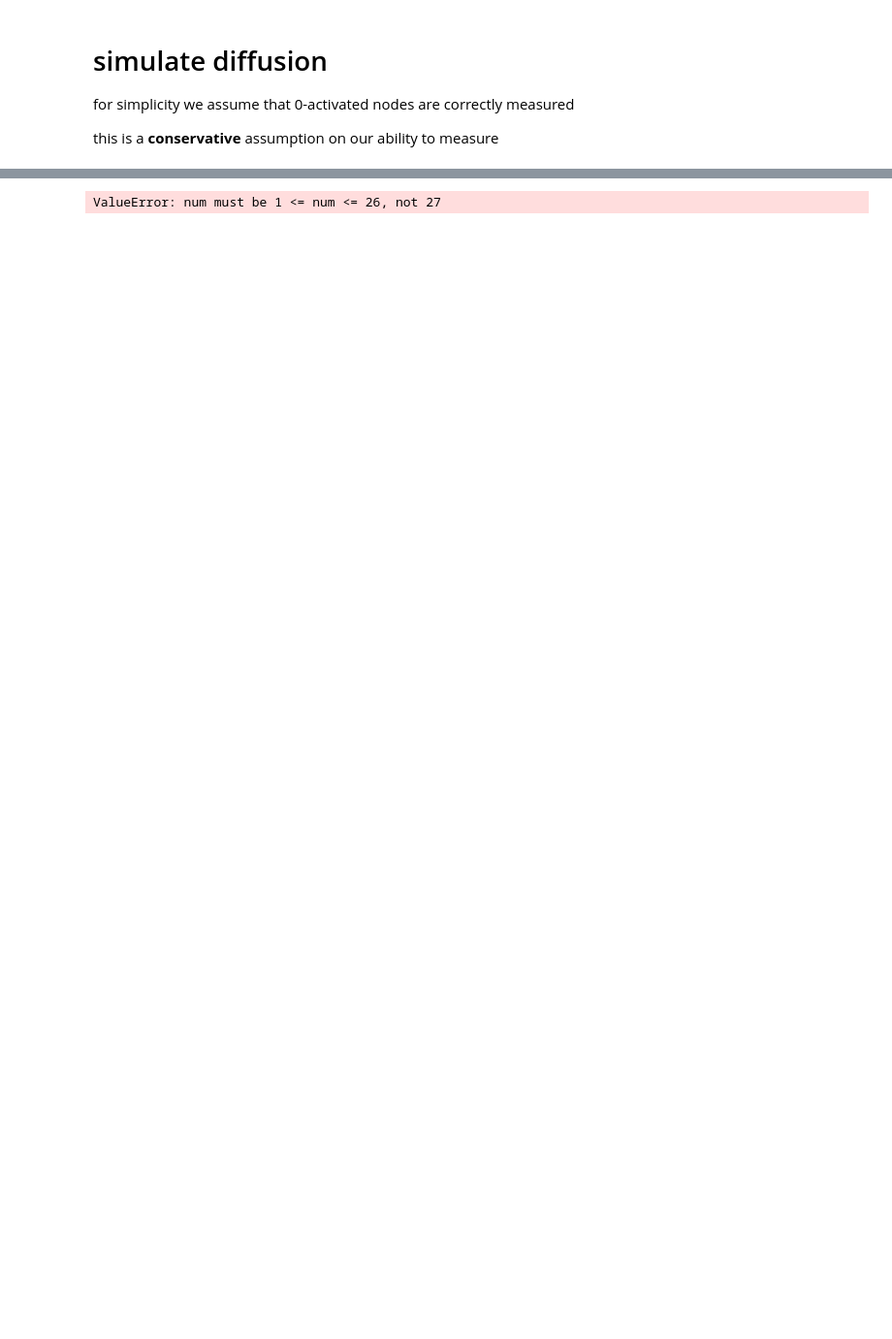
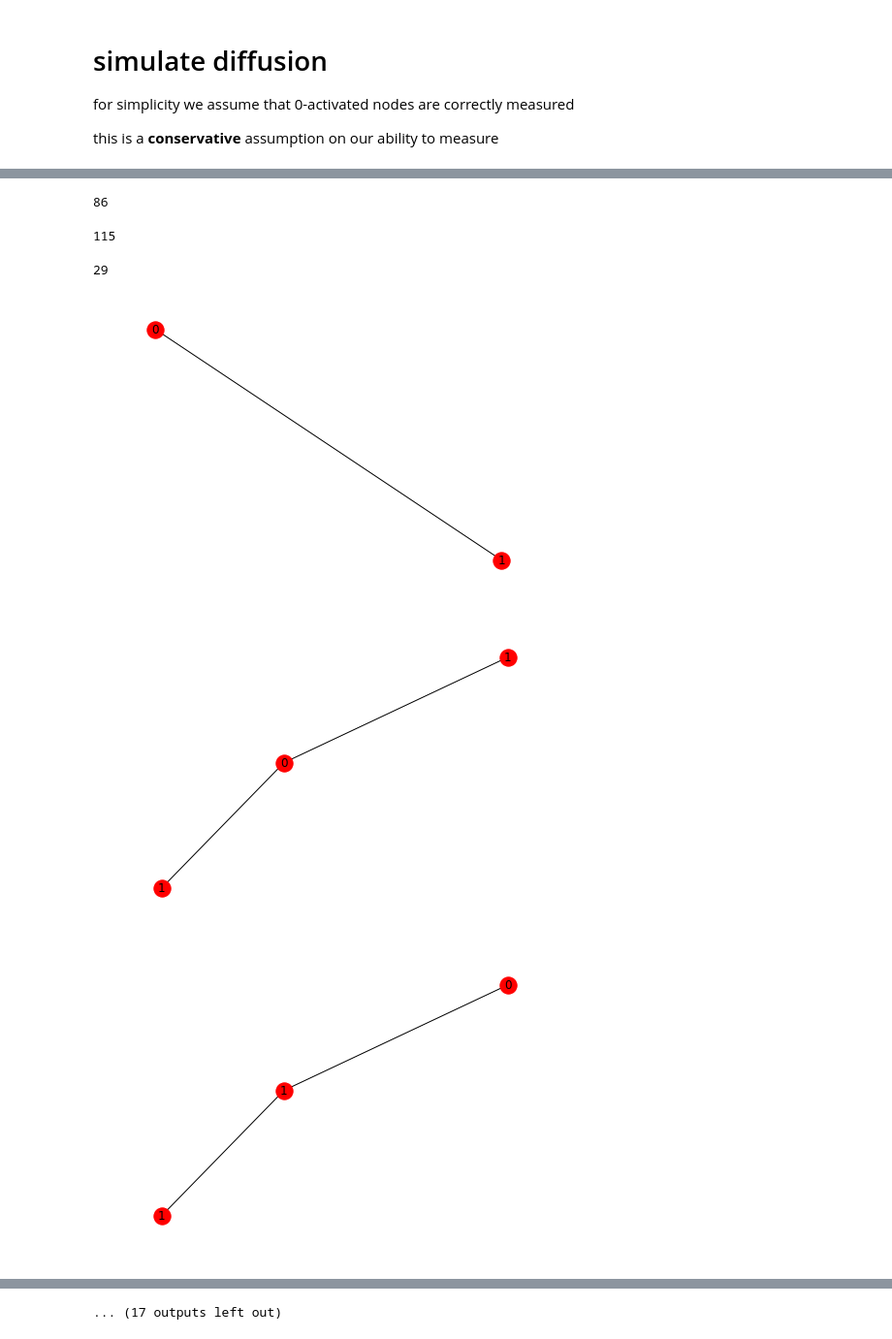
Before and after one commit to georgeberry/thresholds, a Jupyter notebook: simulation/python/small_graph_inventory.ipynb, the cells around one changed output, grey strips where cells are left out. Shown at 97% size. Saved outputs shown, nothing was run; the diff lists cells and outputs as text; code cells hidden in the pictures; blank space fills up the shorter version.

```diff
--- a/simulation/python/small_graph_inventory.ipynb
+++ b/simulation/python/small_graph_inventory.ipynb
@@ -246,9 +261,9 @@ plt.show()
 # %%
-region = [1, len(triads_two_edge), 0]
+region = [1, len(iso_graph_dict[2]), 0]
 
 plt.figure(1,figsize=(10,2.5))
 
-for graph in triads_two_edge:
+for graph in iso_graph_dict[2]:
     pos=graphviz_layout(graph)
     region[2] += 1
     plt.subplot(*region)
@@ -278,15 +299,32 @@ plt.show()
+# %%
+at_least_one_wrong = []
+sometimes_all_correct = []
+for idx, graphs in iso_graph_dict.items():
+    for graph in graphs:
+        if graph.graph['all_correct'] == 0:
+            at_least_one_wrong.append(graph)
+        else:
+            sometimes_all_correct.append(graph)
+# %%
+len(at_least_one_wrong)
+# %% [output]
+86
+# %%
+len(accepted_graphs)
+# %% [output]
+115
+# %%
+len(sometimes_all_correct)
+# %% [output]
+29
 # %%
-region = [2, len(tetrad_three_edge) / 2, 0]
-
-plt.figure(1,figsize=(14,5))
-
-for graph in tetrad_three_edge:
+for graph in sometimes_all_correct:
+    plt.figure()
     pos=graphviz_layout(graph)
-    region[2] += 1
-    plt.subplot(*region)
-    frac = graph.graph['correct'] / graph.graph['total']
     labs = {x: graph.node[x]['th'] for x in range(graph.number_of_nodes())}
-    plt.title("cm={0:.3f}".format(frac))
     nx.draw(graph, pos, labels=labs)
-plt.show()
+    plt.show()
 # %% [output]
+[figure, added]
+[figure, added]
+[figure, added]
@@ -293 +340 @@ plt.show()
-ValueError: num must be 1 <= num <= 26, not 27
+... (17 outputs left out)
```
Also changed, not shown: parts of 29 cells of this notebook, 6 other files.
